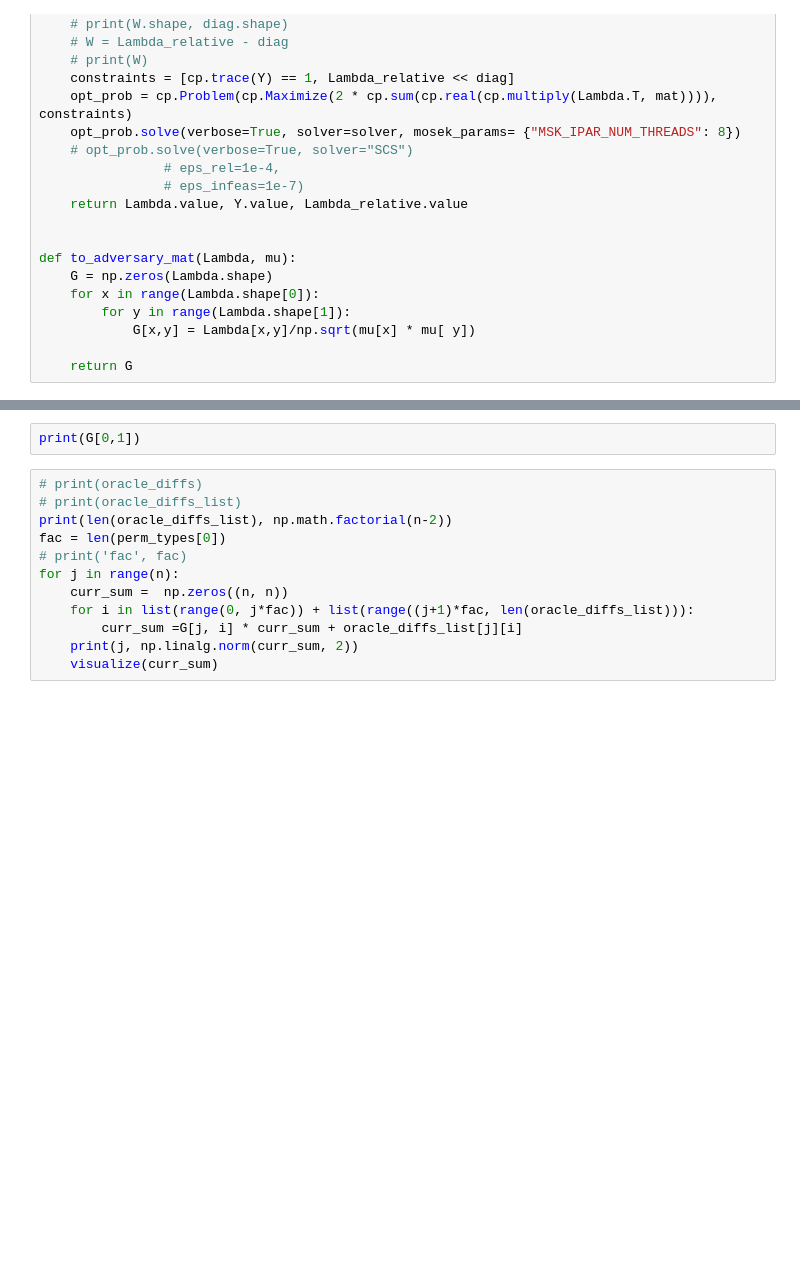
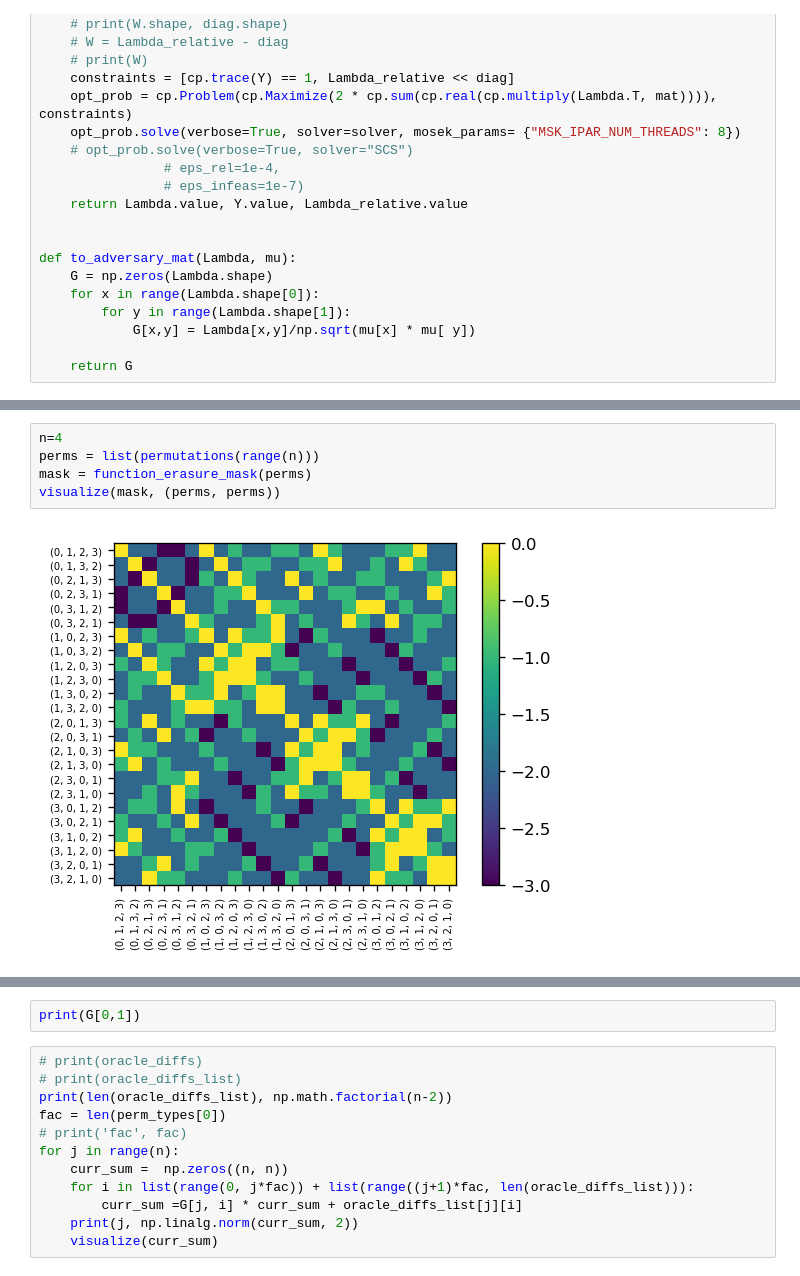
Before and after one commit to blake-holman/ED_Adversaries, a Jupyter notebook: Relative.ipynb, the cells around one changed output, grey strips where cells are left out. Saved outputs shown, nothing was run; the diff lists cells and outputs as text; blank space fills up the shorter version.

```diff
--- a/Relative.ipynb
+++ b/Relative.ipynb
@@ -506 +527,8 @@ def function_erasure_mask(funcs, target):
+# %%
+n=4
+perms = list(permutations(range(n)))
+mask = function_erasure_mask(perms)
+visualize(mask, (perms, perms))
+# %% [output]
+[figure, added]
 # %%
```
Also changed, not shown: parts of 7 cells of this notebook, 1 other file.
